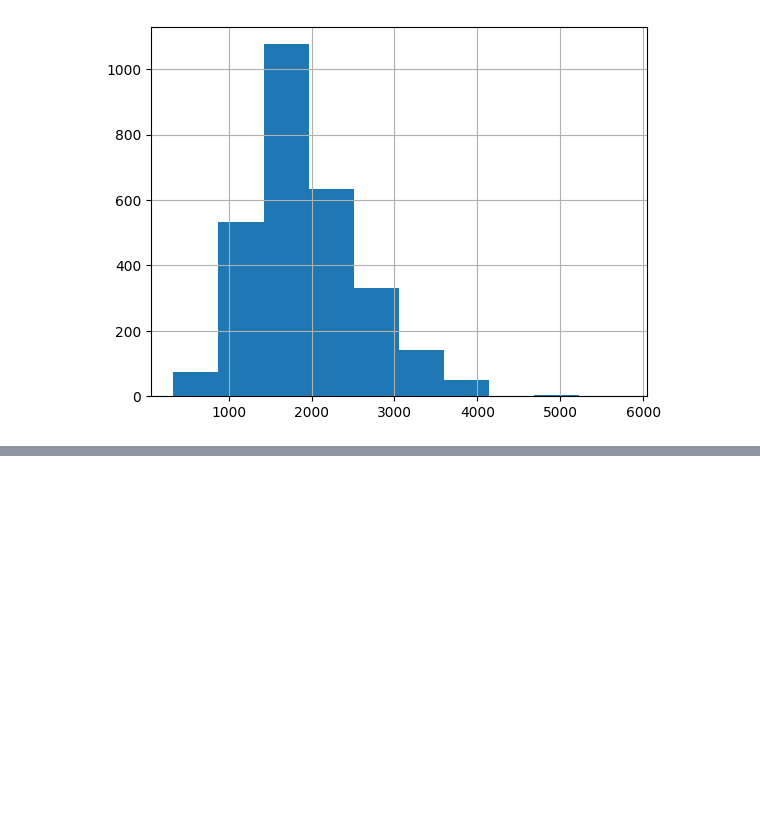
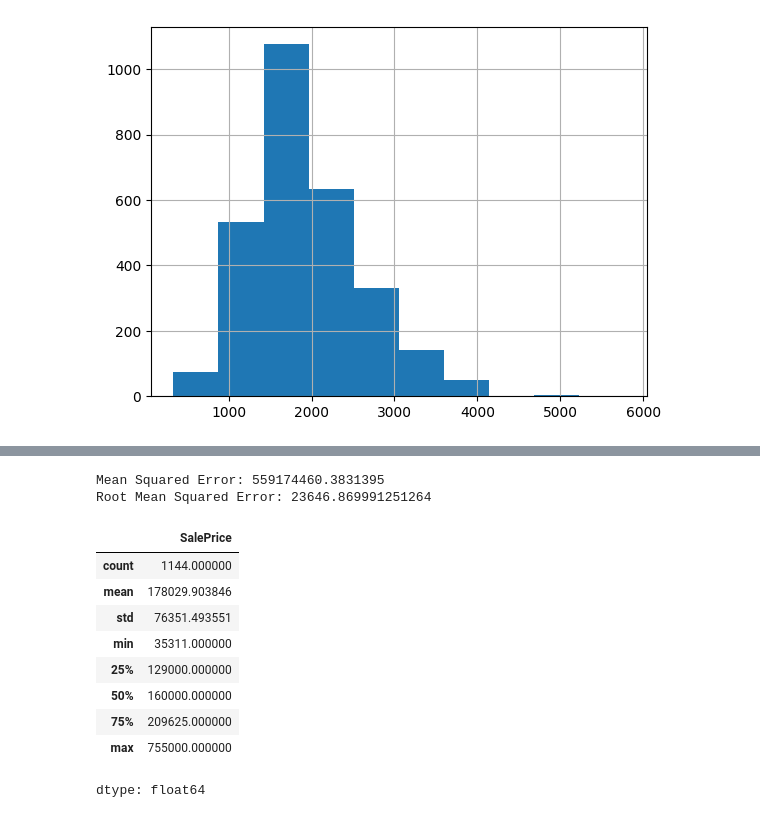
Before and after one commit to wetherc/data-2000, a Jupyter notebook: labs/050_decision-trees.ipynb, the cells around one changed output, grey strips where cells are left out. Cells and saved outputs as stored; diff of their text form; code cells hidden in the pictures; blank space fills up the shorter version.

```diff
--- a/labs/050_decision-trees.ipynb
+++ b/labs/050_decision-trees.ipynb
@@ -423,0 +310,2 @@ data["TotalSF"].hist()
+# %%
+data_valid = data.dropna(subset=["SalePrice"])
@@ -423,0 +318,10 @@ data["TotalSF"].hist()
+# %%
+data_valid = data_valid.dropna(subset=["Electrical"])
+# %%
+from sklearn.model_selection import train_test_split
+
+train, test = train_test_split(
+    data_valid,
+    test_size=0.2,
+    random_state=42
+)
@@ -423,0 +356,25 @@ data["TotalSF"].hist()
+# %%
+# Make predictions
+y_pred = np.expm1(model.predict(test.loc[:, test.columns != 'SalePrice']))
+
+# Evaluate the model
+mse = mean_squared_error(test["SalePrice"], y_pred)
+rmse = root_mean_squared_error(test["SalePrice"], y_pred)
+print(f"Mean Squared Error: {mse}")
+print(f"Root Mean Squared Error: {rmse}")
+# %% [output]
+Mean Squared Error: 559174460.3831395
+Root Mean Squared Error: 23646.869991251264
+# %%
+train["SalePrice"].describe()
+# %% [output]
+|  | SalePrice |
+| count | 1144.000000 |
+| mean | 178029.903846 |
+| std | 76351.493551 |
+| min | 35311.000000 |
+| 25% | 129000.000000 |
+| 50% | 160000.000000 |
+| 75% | 209625.000000 |
+| max | 755000.000000 |
+dtype: float64
```
Also changed, not shown: parts of 37 cells of this notebook.
